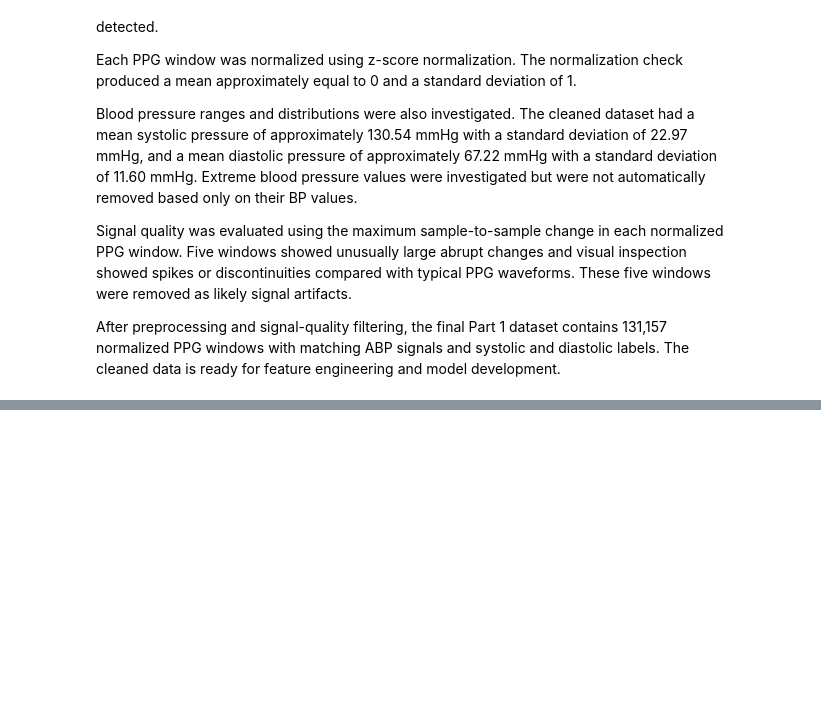
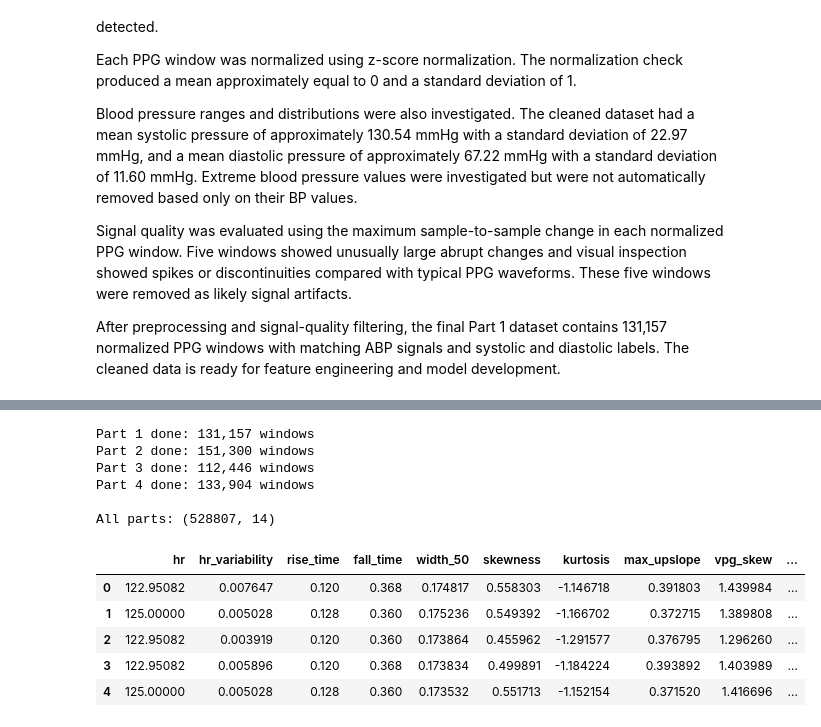
Before and after one commit to Break-Through-Tech/Microsoft-1B-educational-blood-pressure-estimation, a Jupyter notebook: notebooks/Main_Code.ipynb, the cells around one changed output, grey strips where cells are left out. Saved outputs shown, nothing was run; the diff lists cells and outputs as text; code cells hidden in the pictures; blank space fills up the shorter version.

```diff
--- a/notebooks/Main_Code.ipynb
+++ b/notebooks/Main_Code.ipynb
@@ -818,0 +948,37 @@ After preprocessing and signal-quality filtering, the final Part 1 dataset conta
+# %%
+#NOW RUN extract_features ON EVERY WINDOW IN ALL 4 PARTS
+import pandas as pd
+
+parts = {1: part1, 2: part2, 3: part3, 4: part4} # part number -> that part's data
+feature_tables = [] # one table per Part, all combined at the end
+
+for part_number, part in parts.items():
+    ppg_windows, abp_windows, systolic_labels, diastolic_labels = part # unpack the 4 things each part holds
+
+    rows = [] # one dictionary of 11 features per window
+    for ppg_window in ppg_windows:
+        rows.append(extract_features(ppg_window))
+
+    table = pd.DataFrame(rows) # 11 feature columns, one row per window
+    table["SBP"] = systolic_labels # row i of the labels matches row i of the windows
+    table["DBP"] = diastolic_labels
+    table["part"] = part_number # to remember which Part each window came from (needed for the train/val/test split to prevent data leakage)
+    feature_tables.append(table)
+    print(f"Part {part_number} done: {len(table):,} windows")
+
+features_df = pd.concat(feature_tables, ignore_index=True) # stack the 4 tables into one
+print("\nAll parts:", features_df.shape)
+features_df.head()
+# %% [output]
+Part 1 done: 131,157 windows
+Part 2 done: 151,300 windows
+Part 3 done: 112,446 windows
+Part 4 done: 133,904 windows
+
+All parts: (528807, 14)
+|  | hr | hr_variability | rise_time | fall_time | width_50 | skewness | kurtosis | max_upslope | vpg_skew | ... |
+| 0 | 122.95082 | 0.007647 | 0.120 | 0.368 | 0.174817 | 0.558303 | -1.146718 | 0.391803 | 1.439984 | ... |
+| 1 | 125.00000 | 0.005028 | 0.128 | 0.360 | 0.175236 | 0.549392 | -1.166702 | 0.372715 | 1.389808 | ... |
+| 2 | 122.95082 | 0.003919 | 0.120 | 0.360 | 0.173864 | 0.455962 | -1.291577 | 0.376795 | 1.296260 | ... |
+| 3 | 122.95082 | 0.005896 | 0.120 | 0.368 | 0.173834 | 0.499891 | -1.184224 | 0.393892 | 1.403989 | ... |
+| 4 | 125.00000 | 0.005028 | 0.128 | 0.360 | 0.173532 | 0.551713 | -1.152154 | 0.371520 | 1.416696 | ... |
```
Also changed, not shown: parts of 11 cells of this notebook, 1 other file.
